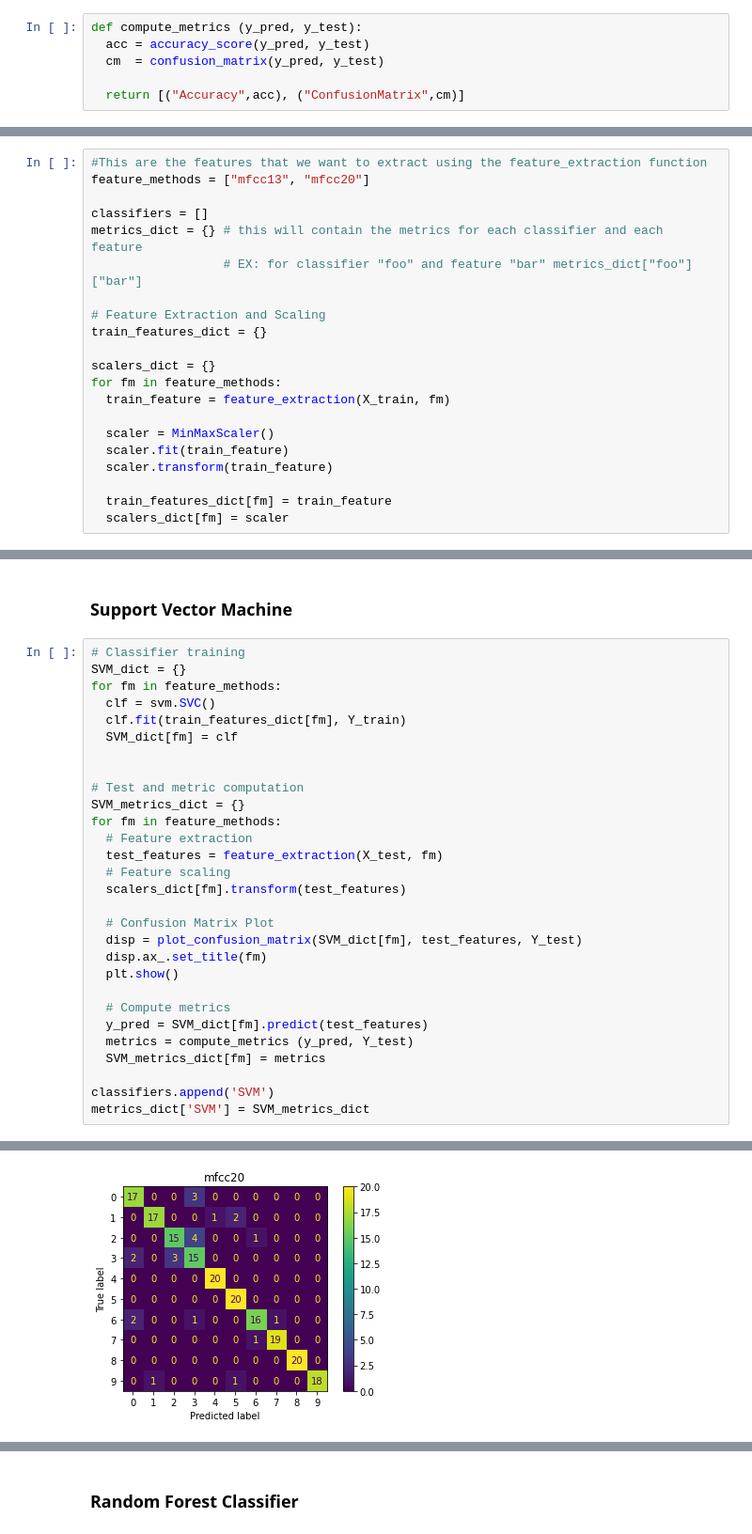
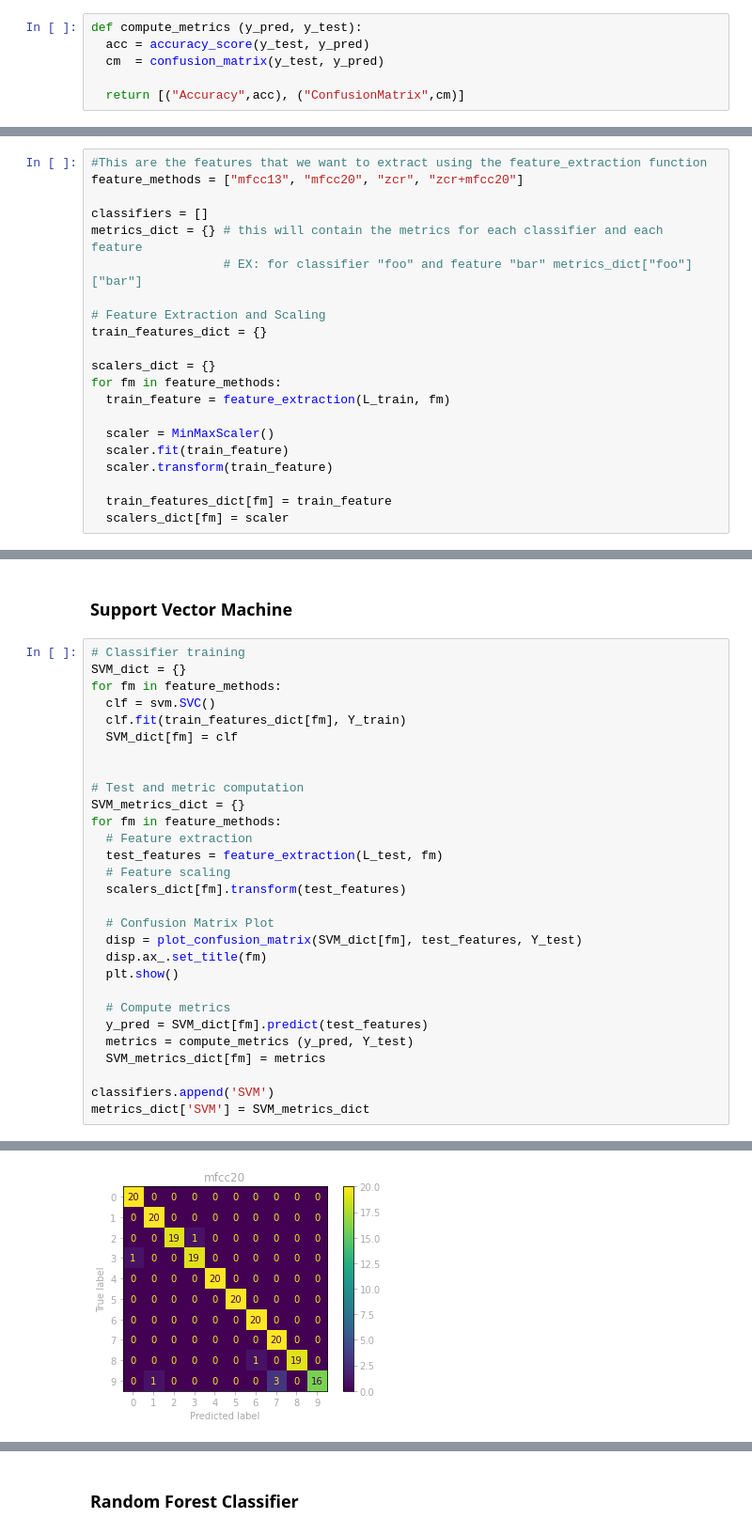
Before and after one commit to andreaco/SpokenDigitClassification, a Jupyter notebook: SpokenDigitClassification.ipynb, the cells around one changed output, grey strips where cells are left out. Shown at 94% size. Cells and saved outputs as stored; diff of their text form.

```diff
--- a/SpokenDigitClassification.ipynb
+++ b/SpokenDigitClassification.ipynb
@@ -315,15 +315,15 @@ def feature_extraction(data, feat_type):
 Metrics to be used
 # %%
 def compute_metrics (y_pred, y_test):
-  acc = accuracy_score(y_pred, y_test)
-  cm  = confusion_matrix(y_pred, y_test)
+  acc = accuracy_score(y_test, y_pred)
+  cm  = confusion_matrix(y_test, y_pred)
 
   return [("Accuracy",acc), ("ConfusionMatrix",cm)]
 # %% [markdown]
 ### Feature extraction
 # %%
 #This are the features that we want to extract using the feature_extraction function
-feature_methods = ["mfcc13", "mfcc20"]
+feature_methods = ["mfcc13", "mfcc20", "zcr", "zcr+mfcc20"]
 
 classifiers = []
 metrics_dict = {} # this will contain the metrics for each classifier and each feature
@@ -334,7 +334,7 @@ train_features_dict = {}
 
 scalers_dict = {}
 for fm in feature_methods:
-  train_feature = feature_extraction(X_train, fm)
+  train_feature = feature_extraction(L_train, fm)
 
   scaler = MinMaxScaler()
   scaler.fit(train_feature)
@@ -360,7 +362,7 @@ for fm in feature_methods:
 SVM_metrics_dict = {}
 for fm in feature_methods:
   # Feature extraction
-  test_features = feature_extraction(X_test, fm)
+  test_features = feature_extraction(L_test, fm)
   # Feature scaling
   scalers_dict[fm].transform(test_features)
 
@@ -382,2 +384,2 @@ HBox(children=(IntProgress(value=1, bar_style='info', description='Feature extra
 HBox(children=(IntProgress(value=1, bar_style='info', description='Feature extracion... [mfcc20]', max=1, styl…
-[figure, old version]
+[figure, new version]
```
Also changed, not shown: parts of 4 cells of this notebook.
